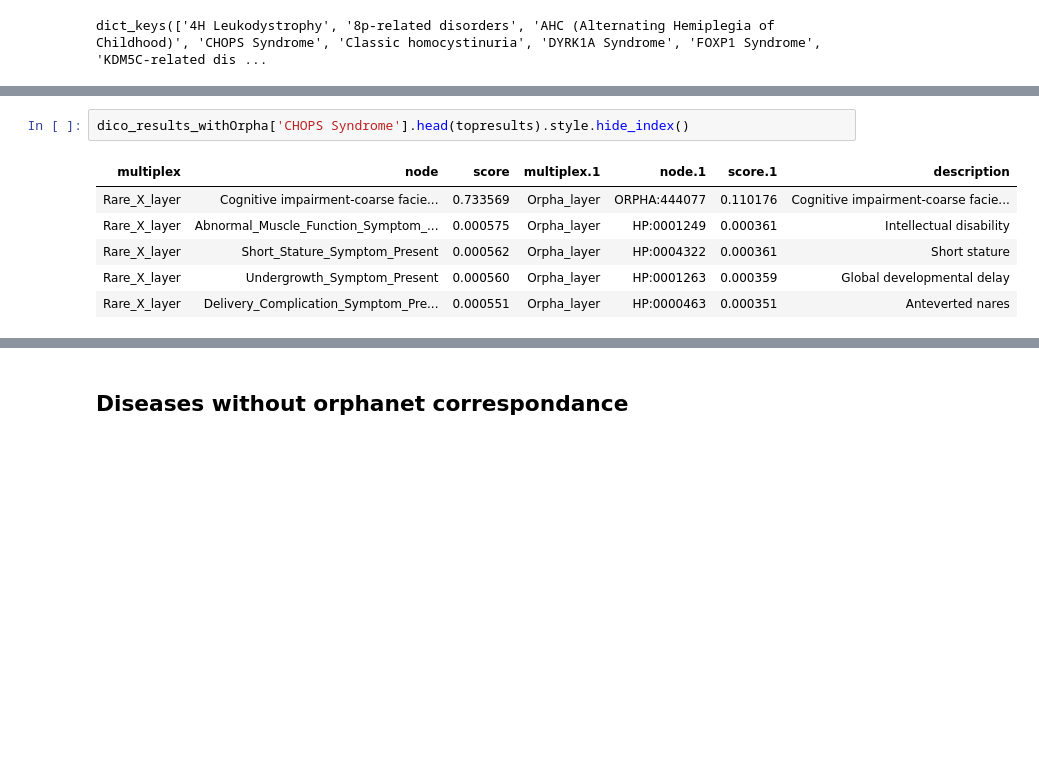
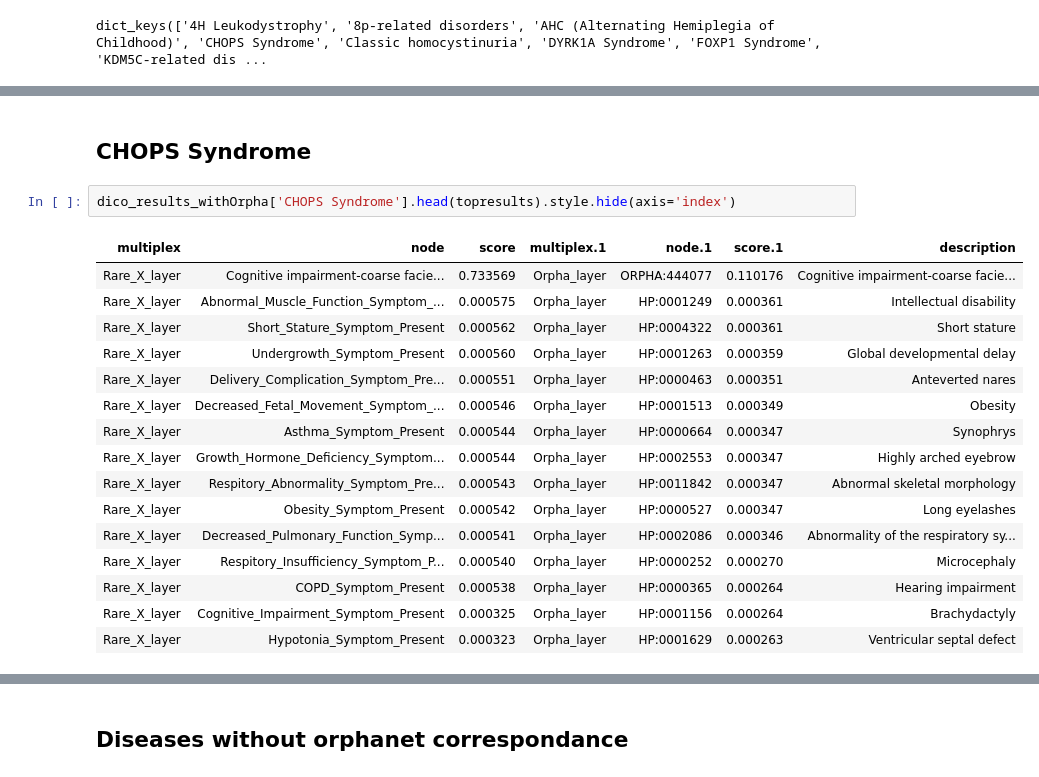
Before and after one commit to BAUDOTlab/Dream_Rare-X, a Jupyter notebook: jupyter-notebooks/step6_analyze_mxr_results.ipynb, the cells around one changed output, grey strips where cells are left out. Cells and saved outputs as stored; diff of their text form; blank space fills up the shorter version.

```diff
--- a/jupyter-notebooks/step6_analyze_mxr_results.ipynb
+++ b/jupyter-notebooks/step6_analyze_mxr_results.ipynb
@@ -152,9 +174,21 @@ dico_results_withOrpha['AHC (Alternating Hemiplegia of Childhood)'].head(topresu
+# %% [markdown]
+## CHOPS Syndrome
 # %%
-dico_results_withOrpha['CHOPS Syndrome'].head(topresults).style.hide_index()
+dico_results_withOrpha['CHOPS Syndrome'].head(topresults).style.hide(axis='index')
 # %% [output]
 | multiplex | node | score | multiplex.1 | node.1 | score.1 | description |
 | Rare_X_layer | Cognitive impairment-coarse facie... | 0.733569 | Orpha_layer | ORPHA:444077 | 0.110176 | Cognitive impairment-coarse facie... |
 | Rare_X_layer | Abnormal_Muscle_Function_Symptom_... | 0.000575 | Orpha_layer | HP:0001249 | 0.000361 | Intellectual disability |
 | Rare_X_layer | Short_Stature_Symptom_Present | 0.000562 | Orpha_layer | HP:0004322 | 0.000361 | Short stature |
 | Rare_X_layer | Undergrowth_Symptom_Present | 0.000560 | Orpha_layer | HP:0001263 | 0.000359 | Global developmental delay |
 | Rare_X_layer | Delivery_Complication_Symptom_Pre... | 0.000551 | Orpha_layer | HP:0000463 | 0.000351 | Anteverted nares |
+| Rare_X_layer | Decreased_Fetal_Movement_Symptom_... | 0.000546 | Orpha_layer | HP:0001513 | 0.000349 | Obesity |
+| Rare_X_layer | Asthma_Symptom_Present | 0.000544 | Orpha_layer | HP:0000664 | 0.000347 | Synophrys |
+| Rare_X_layer | Growth_Hormone_Deficiency_Symptom... | 0.000544 | Orpha_layer | HP:0002553 | 0.000347 | Highly arched eyebrow |
+| Rare_X_layer | Respitory_Abnormality_Symptom_Pre... | 0.000543 | Orpha_layer | HP:0011842 | 0.000347 | Abnormal skeletal morphology |
+| Rare_X_layer | Obesity_Symptom_Present | 0.000542 | Orpha_layer | HP:0000527 | 0.000347 | Long eyelashes |
+| Rare_X_layer | Decreased_Pulmonary_Function_Symp... | 0.000541 | Orpha_layer | HP:0002086 | 0.000346 | Abnormality of the respiratory sy... |
+| Rare_X_layer | Respitory_Insufficiency_Symptom_P... | 0.000540 | Orpha_layer | HP:0000252 | 0.000270 | Microcephaly |
+| Rare_X_layer | COPD_Symptom_Present | 0.000538 | Orpha_layer | HP:0000365 | 0.000264 | Hearing impairment |
+| Rare_X_layer | Cognitive_Impairment_Symptom_Present | 0.000325 | Orpha_layer | HP:0001156 | 0.000264 | Brachydactyly |
+| Rare_X_layer | Hypotonia_Symptom_Present | 0.000323 | Orpha_layer | HP:0001629 | 0.000263 | Ventricular septal defect |
```
Also changed, not shown: parts of 60 cells of this notebook.
